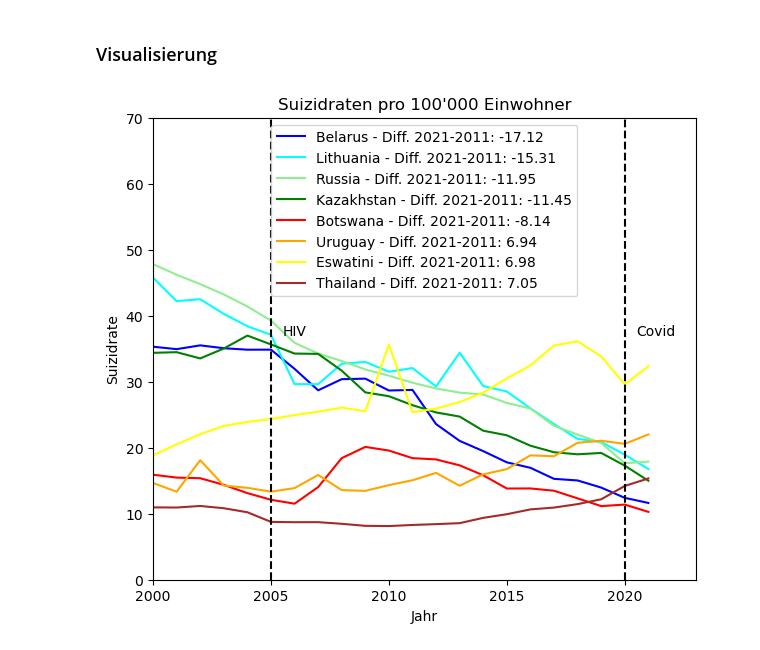
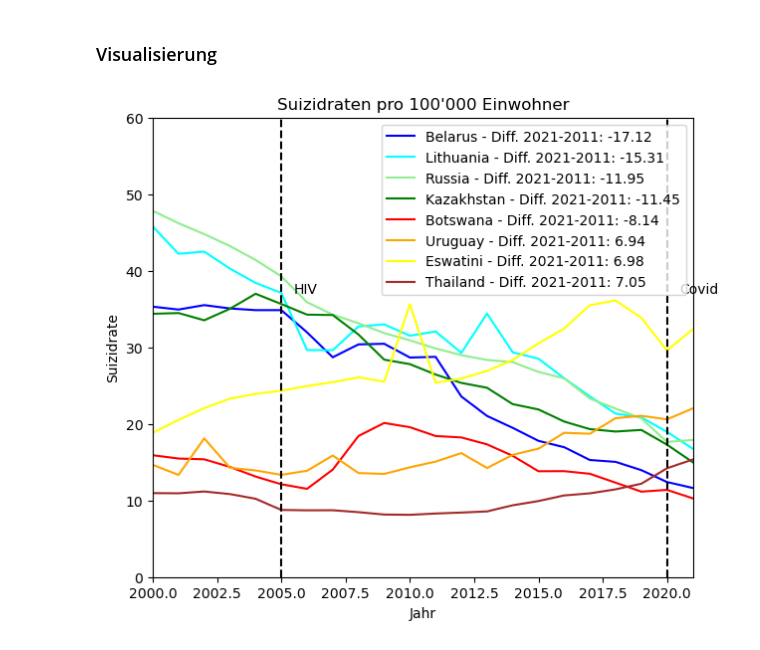
Before and after one commit to cardoali/BMLD-Python, a Jupyter notebook: Grundgerüst_Leistungsnachweis.ipynb, the cells around one changed output. Drawn from its saved outputs; the diff is of its cells as text; code cells hidden in the pictures.

```diff
--- a/Grundgerüst_Leistungsnachweis.ipynb
+++ b/Grundgerüst_Leistungsnachweis.ipynb
@@ -241,29 +242,29 @@ print(Gebiets_liste)
 # %%
 color_dict = {
     'Belarus': 'blue',
     'Lithuania': 'cyan',
     'Russia': 'lightgreen',
     'Kazakhstan': 'green',
     'Botswana': 'red',
     'Uruguay': 'orange',
     'Eswatini': 'yellow',
     'Thailand': 'brown',
 }
 
 for gebiet in Gebiets_liste:
     diff = diffs[gebiet]
     g = df_pivot.loc[gebiet].plot(title="Suizidraten pro 100'000 Einwohner", xlabel='Jahr', ylabel=f'Suizidrate', legend=True,
                                   label=f'{gebiet} - Diff. 2021-2011: {diff:.2f}', # für die Legende
-                                  xlim=[2000,2023], ylim=[0,70],   # x- und y-Achsen begrenzen
+                                  xlim=[2000,2021], ylim=[0,60],   # x- und y-Achsen begrenzen
                                   color=color_dict[gebiet],        # Farbe aus color_dict
                                   figsize=(7,6))                   # Grösse des Plots
 
 # Covid Pandemie
 g.axvline(x=2020, color='black', linestyle='--')
 g.text(2020.5, 37, 'Covid')
 
 # HIV Pandemie
 g.axvline(x=2005, color='black', linestyle='--')
 g.text(2005.5, 37, 'HIV');
 # %% [output]
-[figure, old version]
+[figure, new version]
```
Also changed, not shown: parts of 4 cells of this notebook.
